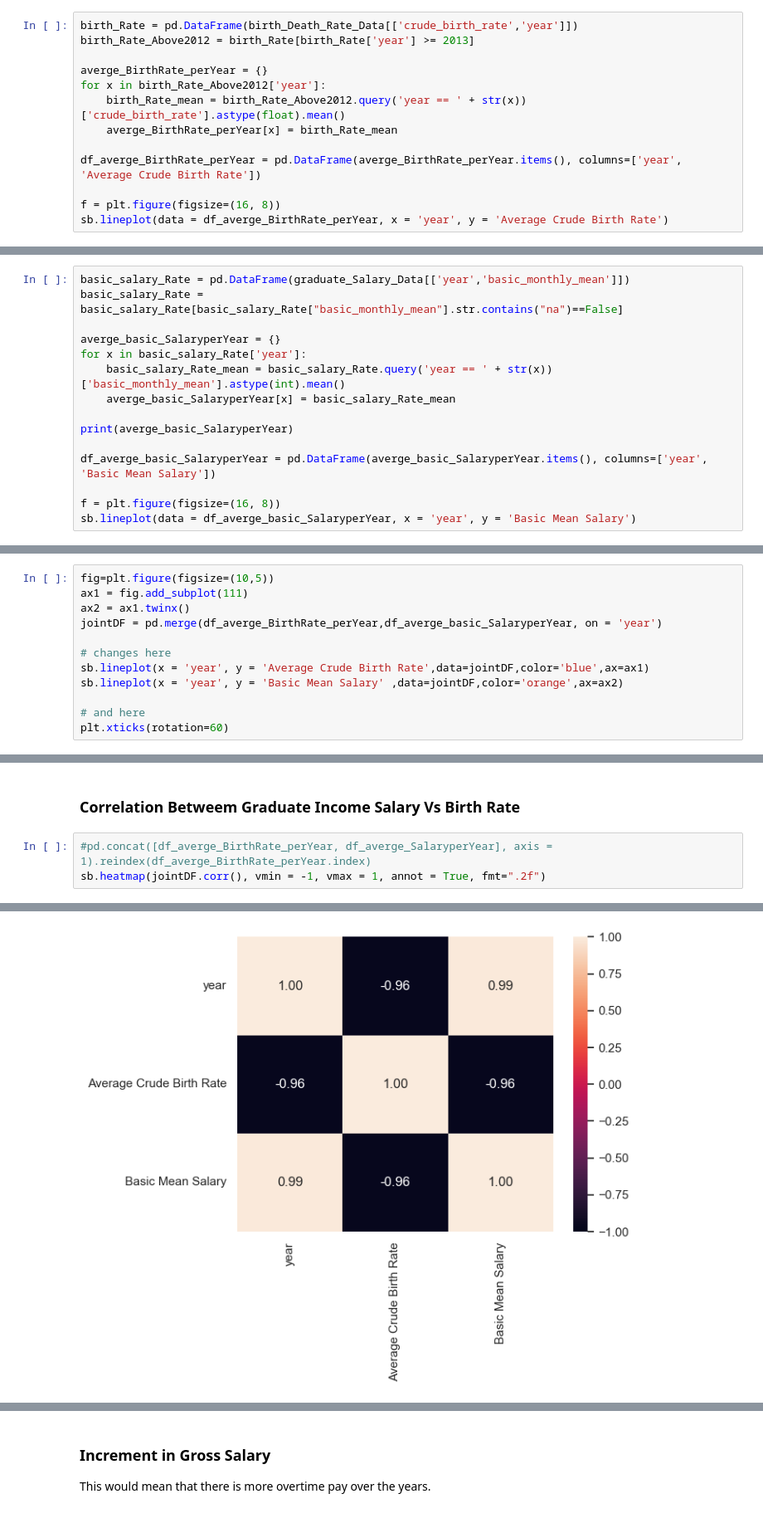
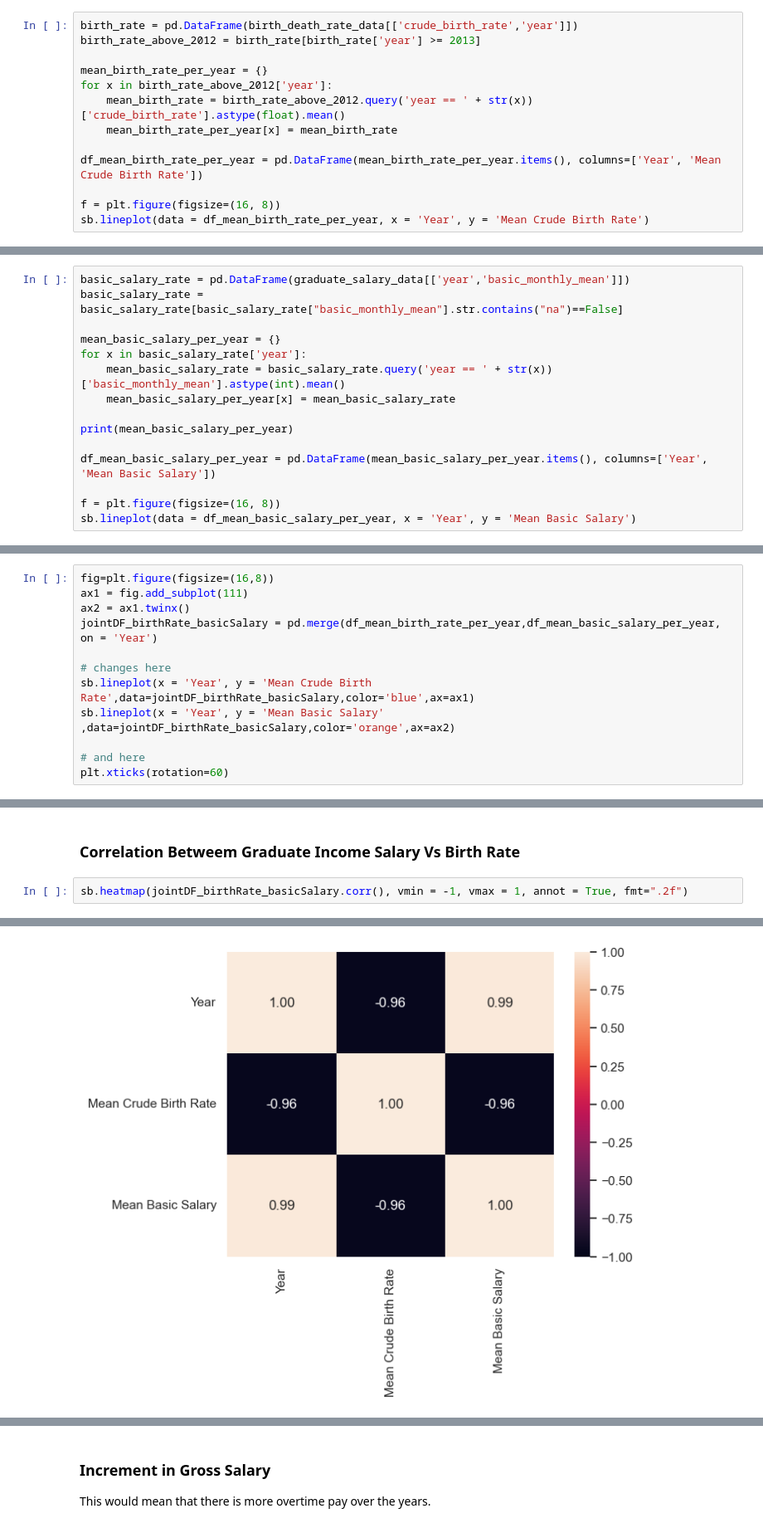
Before and after one commit to ShondoKu/EE5087-Mini-Project, a Jupyter notebook: EE5087_GroupProj.ipynb, the cells around one changed output, grey strips where cells are left out. Shown: that part at 83% size. Saved outputs shown, nothing was run; the diff lists cells and outputs as text.

```diff
--- a/EE5087_GroupProj.ipynb
+++ b/EE5087_GroupProj.ipynb
@@ -12,16 +12,16 @@ graduate_Salary_Data = pd.read_csv('graduate-employment-survey-ntu-nus-sit-smu-s
 # %% [markdown]
 ### Singapore Birth Rate over the years
 # %%
-birth_Rate = pd.DataFrame(birth_Death_Rate_Data[['crude_birth_rate','year']])
-birth_Rate_Above2012 = birth_Rate[birth_Rate['year'] >= 2013]
+birth_rate = pd.DataFrame(birth_death_rate_data[['crude_birth_rate','year']])
+birth_rate_above_2012 = birth_rate[birth_rate['year'] >= 2013]
 
-averge_BirthRate_perYear = {}
-for x in birth_Rate_Above2012['year']:
-    birth_Rate_mean = birth_Rate_Above2012.query('year == ' + str(x))['crude_birth_rate'].astype(float).mean()
-    averge_BirthRate_perYear[x] = birth_Rate_mean
+mean_birth_rate_per_year = {}
+for x in birth_rate_above_2012['year']:
+    mean_birth_rate = birth_rate_above_2012.query('year == ' + str(x))['crude_birth_rate'].astype(float).mean()
+    mean_birth_rate_per_year[x] = mean_birth_rate
 
-df_averge_BirthRate_perYear = pd.DataFrame(averge_BirthRate_perYear.items(), columns=['year', 'Average Crude Birth Rate'])
+df_mean_birth_rate_per_year = pd.DataFrame(mean_birth_rate_per_year.items(), columns=['Year', 'Mean Crude Birth Rate'])
 
 f = plt.figure(figsize=(16, 8))
-sb.lineplot(data = df_averge_BirthRate_perYear, x = 'year', y = 'Average Crude Birth Rate')
+sb.lineplot(data = df_mean_birth_rate_per_year, x = 'Year', y = 'Mean Crude Birth Rate')
 # %% [output]
@@ -30,19 +30,19 @@ sb.lineplot(data = df_averge_BirthRate_perYear, x = 'year', y = 'Average Crude B
 # %% [markdown]
 ### Fresh Graduate Income Salary Over the Years
 # %%
-basic_salary_Rate = pd.DataFrame(graduate_Salary_Data[['year','basic_monthly_mean']])
-basic_salary_Rate = basic_salary_Rate[basic_salary_Rate["basic_monthly_mean"].str.contains("na")==False]
+basic_salary_rate = pd.DataFrame(graduate_salary_data[['year','basic_monthly_mean']])
+basic_salary_rate = basic_salary_rate[basic_salary_rate["basic_monthly_mean"].str.contains("na")==False]
 
-averge_basic_SalaryperYear = {}
-for x in basic_salary_Rate['year']:
-    basic_salary_Rate_mean = basic_salary_Rate.query('year == ' + str(x))['basic_monthly_mean'].astype(int).mean()
-    averge_basic_SalaryperYear[x] = basic_salary_Rate_mean
+mean_basic_salary_per_year = {}
+for x in basic_salary_rate['year']:
+    mean_basic_salary_rate = basic_salary_rate.query('year == ' + str(x))['basic_monthly_mean'].astype(int).mean()
+    mean_basic_salary_per_year[x] = mean_basic_salary_rate
 
-print(averge_basic_SalaryperYear)
+print(mean_basic_salary_per_year)
 
-df_averge_basic_SalaryperYear = pd.DataFrame(averge_basic_SalaryperYear.items(), columns=['year', 'Basic Mean Salary'])
+df_mean_basic_salary_per_year = pd.DataFrame(mean_basic_salary_per_year.items(), columns=['Year', 'Mean Basic Salary'])
 
 f = plt.figure(figsize=(16, 8))
-sb.lineplot(data = df_averge_basic_SalaryperYear, x = 'year', y = 'Basic Mean Salary')
+sb.lineplot(data = df_mean_basic_salary_per_year, x = 'Year', y = 'Mean Basic Salary')
 # %% [output]
 {2013: 3254.883116883117, 2014: 3250.233009708738, 2015: 3358.0091743119265, 2016: 3431.119266055046, 2017: 3508.278260869565, 2018: 3567.198347107438, 2019: 3744.52, 2020: 3803.517985611511, 2021: 39 ...
@@ -51,14 +51,14 @@ sb.lineplot(data = df_averge_basic_SalaryperYear, x = 'year', y = 'Basic Mean Sa
 # %% [markdown]
 ### Displaying both Birth Rates and Income Salary from 2013 to 2021
 # %%
-fig=plt.figure(figsize=(10,5))
+fig=plt.figure(figsize=(16,8))
 ax1 = fig.add_subplot(111)
 ax2 = ax1.twinx()
-jointDF = pd.merge(df_averge_BirthRate_perYear,df_averge_basic_SalaryperYear, on = 'year')
+jointDF_birthRate_basicSalary = pd.merge(df_mean_birth_rate_per_year,df_mean_basic_salary_per_year, on = 'Year')
 
 # changes here
-sb.lineplot(x = 'year', y = 'Average Crude Birth Rate',data=jointDF,color='blue',ax=ax1)
-sb.lineplot(x = 'year', y = 'Basic Mean Salary' ,data=jointDF,color='orange',ax=ax2)
+sb.lineplot(x = 'Year', y = 'Mean Crude Birth Rate',data=jointDF_birthRate_basicSalary,color='blue',ax=ax1)
+sb.lineplot(x = 'Year', y = 'Mean Basic Salary' ,data=jointDF_birthRate_basicSalary,color='orange',ax=ax2)
 
 # and here
 plt.xticks(rotation=60)
@@ -80,9 +80,8 @@ plt.xticks(rotation=60)
 # %% [markdown]
 ### Correlation Betweem Graduate Income Salary Vs Birth Rate
 # %%
-#pd.concat([df_averge_BirthRate_perYear, df_averge_SalaryperYear], axis = 1).reindex(df_averge_BirthRate_perYear.index)
-sb.heatmap(jointDF.corr(), vmin = -1, vmax = 1, annot = True, fmt=".2f")
+sb.heatmap(jointDF_birthRate_basicSalary.corr(), vmin = -1, vmax = 1, annot = True, fmt=".2f")
 # %% [output]
 <AxesSubplot: >
-[figure, old version]
+[figure, new version]
 # %%
```
Also changed, not shown: parts of 8 cells of this notebook, 1 other file.
